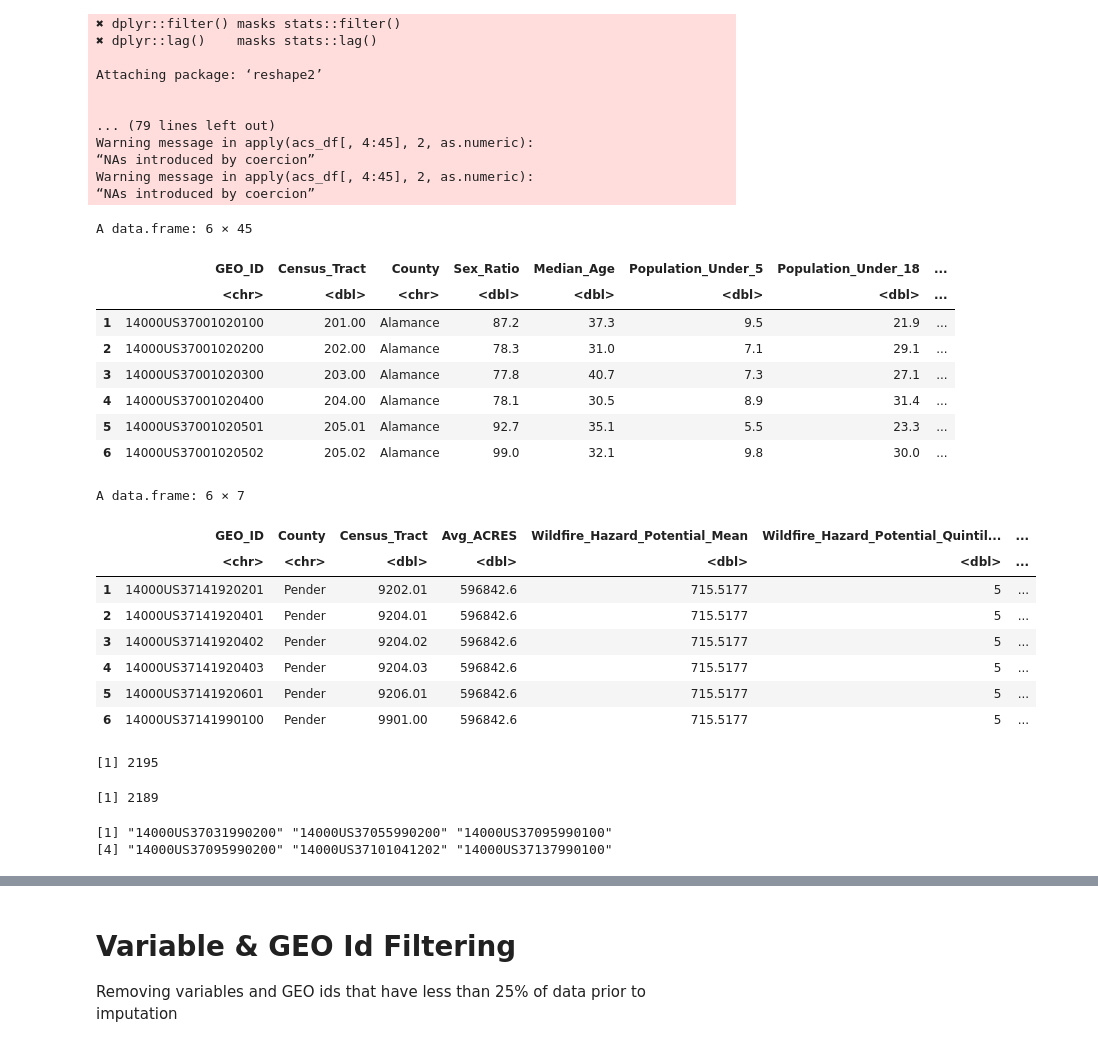
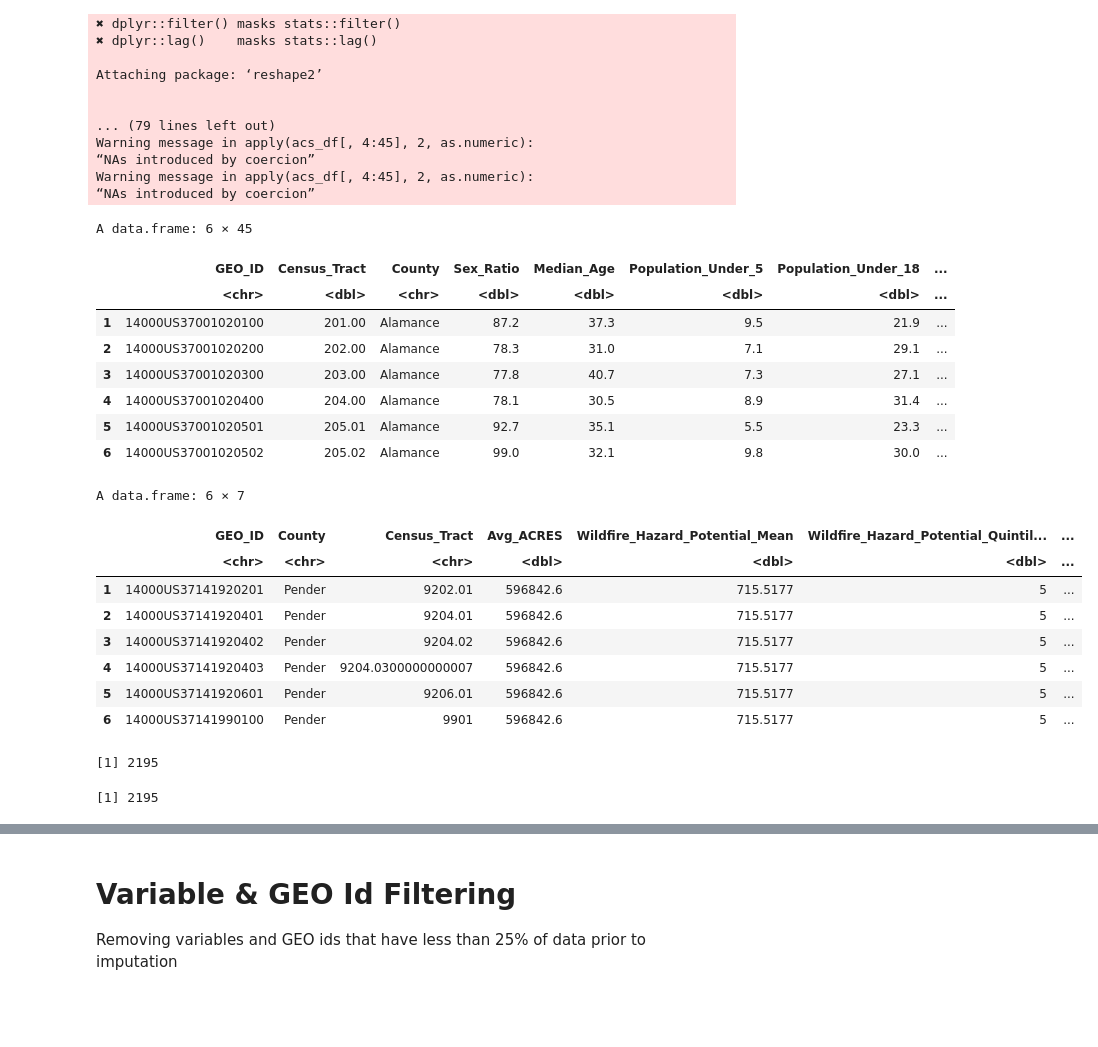
Before and after one commit to UNC-CEMALB/ENVIROSCAN, a Jupyter notebook: 2. Data Imputation/Sociodemographic Imputation.ipynb, the cells around one changed output, grey strips where cells are left out. Saved outputs shown, nothing was run; the diff lists cells and outputs as text; code cells hidden in the pictures; blank space fills up the shorter version.

```diff
--- a/2. Data Imputation/Sociodemographic Imputation.ipynb
+++ b/2. Data Imputation/Sociodemographic Imputation.ipynb
@@ -1,7 +1,7 @@
 # %%
-setwd('/Users/alexis/Library/CloudStorage/OneDrive-UniversityofNorthCarolinaatChapelHill/CEMALB_DataAnalysisPM/Projects/P1009. NC ENVRIOSCAN/P1009.3. Analyses/P1009.3.3. Data Imputation/Input')
-Output = ('/Users/alexis/Library/CloudStorage/OneDrive-UniversityofNorthCarolinaatChapelHill/CEMALB_DataAnalysisPM/Projects/P1009. NC ENVRIOSCAN/P1009.3. Analyses/P1009.3.3. Data Imputation/Output')
-cur_date = "020923"
+setwd('/Users/alexis/Library/CloudStorage/OneDrive-UniversityofNorthCarolinaatChapelHill/CEMALB_DataAnalysisPM/Projects/P1009. NC ENVRIOSCAN/P1009.3. Analyses/P1009.3.4. Sociodemographic & Housing Imputation')
+Output = ('/Users/alexis/Library/CloudStorage/OneDrive-UniversityofNorthCarolinaatChapelHill/CEMALB_DataAnalysisPM/Projects/P1009. NC ENVRIOSCAN/P1009.3. Analyses/P1009.3.4. Sociodemographic & Housing Imputation/Output')
+cur_date = "030923"
 
 library(readxl)
 library(tidyverse)
@@ -9,11 +9,11 @@ library(reshape2)
 library(missForest)
 
 # reading in files
-acs_df = data.frame(read_excel("ACS_Data_013023.xlsx", sheet = 2))
+acs_df = data.frame(read_excel("Input/ACS_Data_013023.xlsx", sheet = 2))
+whp_df = data.frame(read_excel("Input/Imputed_Wildfire_Hazard_030923.xlsx"))
 
 # making some of the cols numeric
 acs_df[,4:45] = apply(acs_df[,4:45], 2, as.numeric)
-wildfire_hazard_df = data.frame(read_excel("Wildfire_Hazard_010523.xlsx"))
 # %% [output]
 ── Attaching packages ─────────────────────────────────────── tidyverse 1.3.2 ──
 ✔ ggplot2 3.4.0      ✔ purrr   0.3.4
@@ -34,43 +34,30 @@ Warning message in apply(acs_df[, 4:45], 2, as.numeric):
 “NAs introduced by coercion”
 # %%
 head(acs_df)
-head(wildfire_hazard_df)
+head(whp_df)
 # %% [output]
 A data.frame: 6 × 45
 |  | GEO_ID | Census_Tract | County | Sex_Ratio | Median_Age | Population_Under_5 | Population_Under_18 | ... |
 |  | <chr> | <dbl> | <chr> | <dbl> | <dbl> | <dbl> | <dbl> | ... |
 | 1 | 14000US37001020100 | 201.00 | Alamance | 87.2 | 37.3 | 9.5 | 21.9 | ... |
 | 2 | 14000US37001020200 | 202.00 | Alamance | 78.3 | 31.0 | 7.1 | 29.1 | ... |
 | 3 | 14000US37001020300 | 203.00 | Alamance | 77.8 | 40.7 | 7.3 | 27.1 | ... |
 | 4 | 14000US37001020400 | 204.00 | Alamance | 78.1 | 30.5 | 8.9 | 31.4 | ... |
 | 5 | 14000US37001020501 | 205.01 | Alamance | 92.7 | 35.1 | 5.5 | 23.3 | ... |
 | 6 | 14000US37001020502 | 205.02 | Alamance | 99.0 | 32.1 | 9.8 | 30.0 | ... |
 A data.frame: 6 × 7
 |  | GEO_ID | County | Census_Tract | Avg_ACRES | Wildfire_Hazard_Potential_Mean | Wildfire_Hazard_Potential_Quintil... | ... |
-|  | <chr> | <chr> | <dbl> | <dbl> | <dbl> | <dbl> | ... |
+|  | <chr> | <chr> | <chr> | <dbl> | <dbl> | <dbl> | ... |
 | 1 | 14000US37141920201 | Pender | 9202.01 | 596842.6 | 715.5177 | 5 | ... |
 | 2 | 14000US37141920401 | Pender | 9204.01 | 596842.6 | 715.5177 | 5 | ... |
 | 3 | 14000US37141920402 | Pender | 9204.02 | 596842.6 | 715.5177 | 5 | ... |
-| 4 | 14000US37141920403 | Pender | 9204.03 | 596842.6 | 715.5177 | 5 | ... |
+| 4 | 14000US37141920403 | Pender | 9204.0300000000007 | 596842.6 | 715.5177 | 5 | ... |
 | 5 | 14000US37141920601 | Pender | 9206.01 | 596842.6 | 715.5177 | 5 | ... |
-| 6 | 14000US37141990100 | Pender | 9901.00 | 596842.6 | 715.5177 | 5 | ... |
+| 6 | 14000US37141990100 | Pender | 9901 | 596842.6 | 715.5177 | 5 | ... |
 # %%
 # seeing if the geo ids are consistent in each file
 length(unique(acs_df$GEO_ID))
-length(unique(wildfire_hazard_df$GEO_ID))
+length(unique(whp_df$GEO_ID))
 # %% [output]
 [1] 2195
-[1] 2189
+[1] 2195
-# %%
-# they're not so what geo ids aren't consistent?
-`%notin%` <- Negate(`%in%`)
-ids_df = acs_df %>%
-    filter(GEO_ID %notin% unique(wildfire_hazard_df$GEO_ID)) %>%
-    select(c("GEO_ID", "Census_Tract", "County"))
-
-# ids that aren't consistent
-inconsistent_ids = ids_df$GEO_ID
-inconsistent_ids
-# %% [output]
-[1] "14000US37031990200" "14000US37055990200" "14000US37095990100"
-[4] "14000US37095990200" "14000US37101041202" "14000US37137990100"
```
Also changed, not shown: parts of 11 cells of this notebook, 2 other files.
